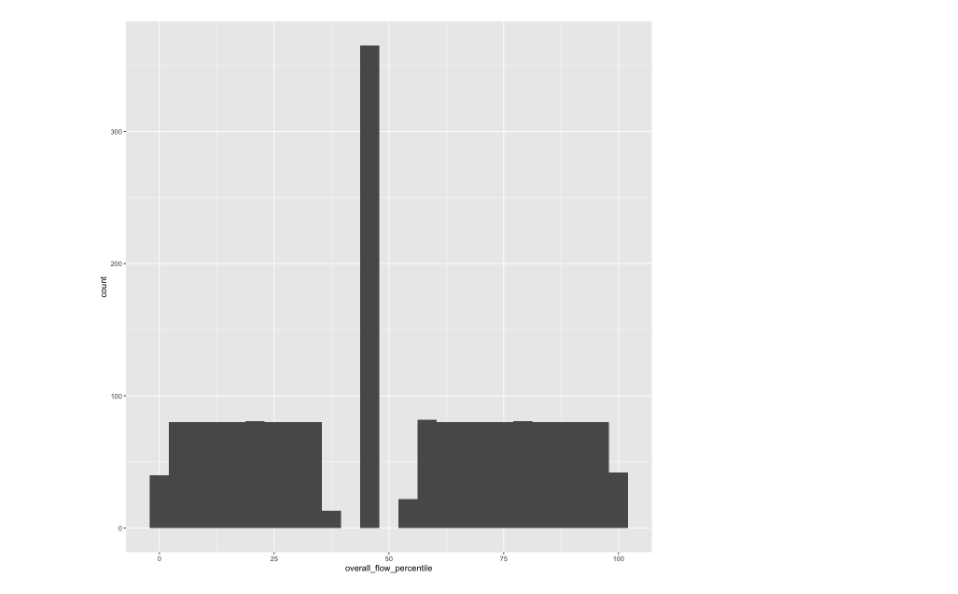
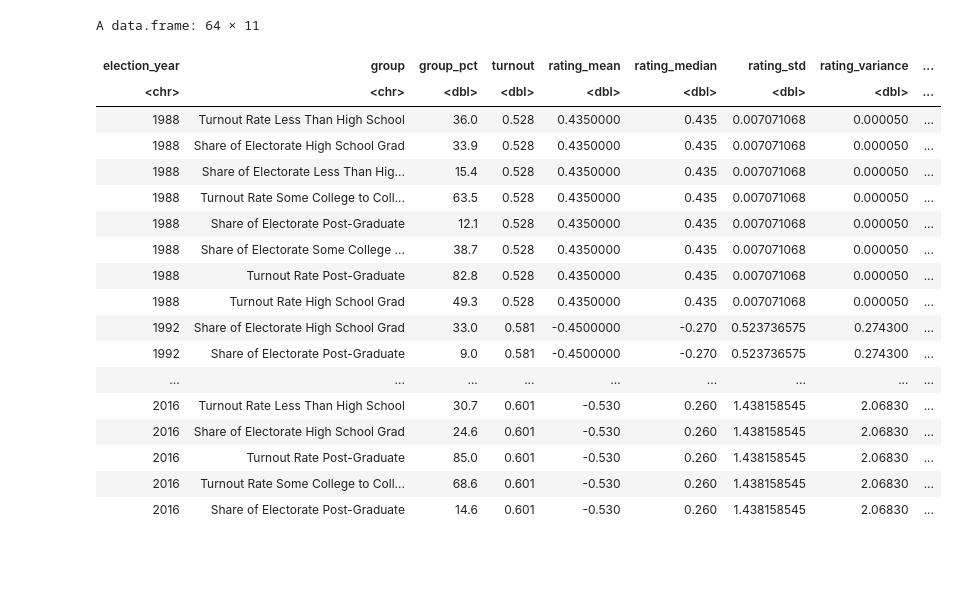
Before and after one commit to Kaylan-W/electoral-competitiveness-poli_381, a Jupyter notebook: pt_3/conditioning.ipynb, the cells around one changed output. Drawn from its saved outputs; the diff is of its cells as text; code cells hidden in the pictures; blank space fills up the shorter version.

```diff
--- a/pt_3/conditioning.ipynb
+++ b/pt_3/conditioning.ipynb
@@ -49,7 +7,0 @@ head(flow_summary)
-# %%
-dist <- flow_summary |>
-        ggplot() +
-        geom_histogram(aes(x = overall_flow_percentile), bins = 25)
-dist
-# %% [output]
-[figure, removed]
@@ -114,0 +8,42 @@ dist
+# %%
+turnout_rating <- read.csv("../data/turnout_v_ratings.csv")
+demo <- read.csv("../data/turnout_demo.csv")
+age <- read.csv("../data/age.csv")
+edu <- read.csv("../data/education.csv")
+# %%
+# make a function to select needed columns, rename them, and pivot them to rows
+tidy_data <- function(data) {
+    data %>%
+    select(Rates, X1988, X1992, X1996, X2000, X2004, X2008, X2012, X2016) %>%
+    rename("group" = Rates,"1988" = X1988,"1992" = X1992,"1996" = X1996,"2000" = X2000,"2004" = X2004,"2008" = X2008,"2012" = X2012,"2016" = X2016) %>%
+    pivot_longer(!group, names_to = "election_year", values_to = "group_pct") %>%
+    # Filter data to contain only rows describing the entire electorate
+    # filter(str_detect(group, "Share")) %>%
+    # merge the data with the data about electoral turnout and competitiveness
+    merge(turnout_rating,by = "election_year")
+}
+
+# merged_tidy_demo <- tidy_data(demo)
+# merged_tidy_age  <- tidy_data(age)
+merged_tidy_edu  <- tidy_data(edu)
+merged_tidy_edu
+# %% [output]
+A data.frame: 64 × 11
+| election_year | group | group_pct | turnout | rating_mean | rating_median | rating_std | rating_variance | ... |
+| <chr> | <chr> | <dbl> | <dbl> | <dbl> | <dbl> | <dbl> | <dbl> | ... |
+| 1988 | Turnout Rate Less Than High School | 36.0 | 0.528 | 0.4350000 | 0.435 | 0.007071068 | 0.000050 | ... |
+| 1988 | Share of Electorate High School Grad | 33.9 | 0.528 | 0.4350000 | 0.435 | 0.007071068 | 0.000050 | ... |
+| 1988 | Share of Electorate Less Than Hig... | 15.4 | 0.528 | 0.4350000 | 0.435 | 0.007071068 | 0.000050 | ... |
+| 1988 | Turnout Rate Some College to Coll... | 63.5 | 0.528 | 0.4350000 | 0.435 | 0.007071068 | 0.000050 | ... |
+| 1988 | Share of Electorate Post-Graduate | 12.1 | 0.528 | 0.4350000 | 0.435 | 0.007071068 | 0.000050 | ... |
+| 1988 | Share of Electorate Some College ... | 38.7 | 0.528 | 0.4350000 | 0.435 | 0.007071068 | 0.000050 | ... |
+| 1988 | Turnout Rate Post-Graduate | 82.8 | 0.528 | 0.4350000 | 0.435 | 0.007071068 | 0.000050 | ... |
+| 1988 | Turnout Rate High School Grad | 49.3 | 0.528 | 0.4350000 | 0.435 | 0.007071068 | 0.000050 | ... |
+| 1992 | Share of Electorate High School Grad | 33.0 | 0.581 | -0.4500000 | -0.270 | 0.523736575 | 0.274300 | ... |
+| 1992 | Share of Electorate Post-Graduate | 9.0 | 0.581 | -0.4500000 | -0.270 | 0.523736575 | 0.274300 | ... |
+| ... | ... | ... | ... | ... | ... | ... | ... | ... |
+| 2016 | Turnout Rate Less Than High School | 30.7 | 0.601 | -0.530 | 0.260 | 1.438158545 | 2.06830 | ... |
+| 2016 | Share of Electorate High School Grad | 24.6 | 0.601 | -0.530 | 0.260 | 1.438158545 | 2.06830 | ... |
+| 2016 | Turnout Rate Post-Graduate | 85.0 | 0.601 | -0.530 | 0.260 | 1.438158545 | 2.06830 | ... |
+| 2016 | Turnout Rate Some College to Coll... | 68.6 | 0.601 | -0.530 | 0.260 | 1.438158545 | 2.06830 | ... |
+| 2016 | Share of Electorate Post-Graduate | 14.6 | 0.601 | -0.530 | 0.260 | 1.438158545 | 2.06830 | ... |
```
Also changed, not shown: parts of 11 cells of this notebook.
